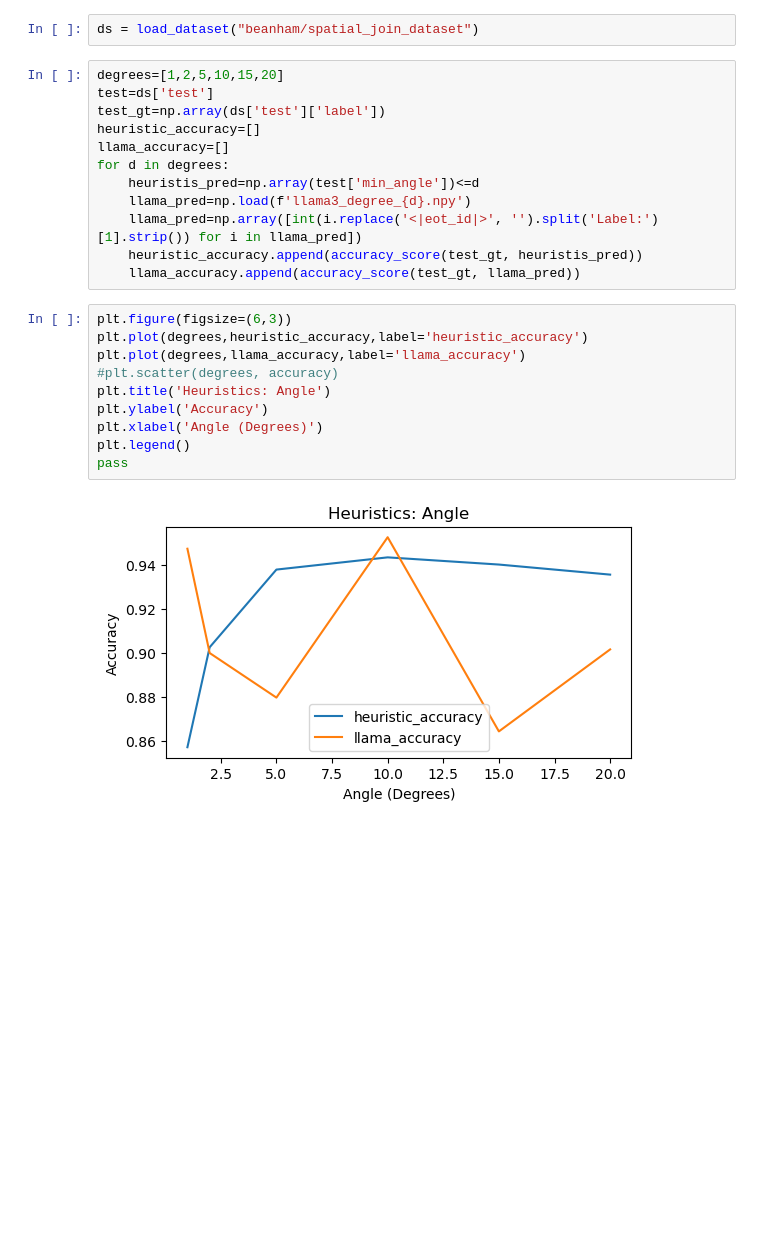
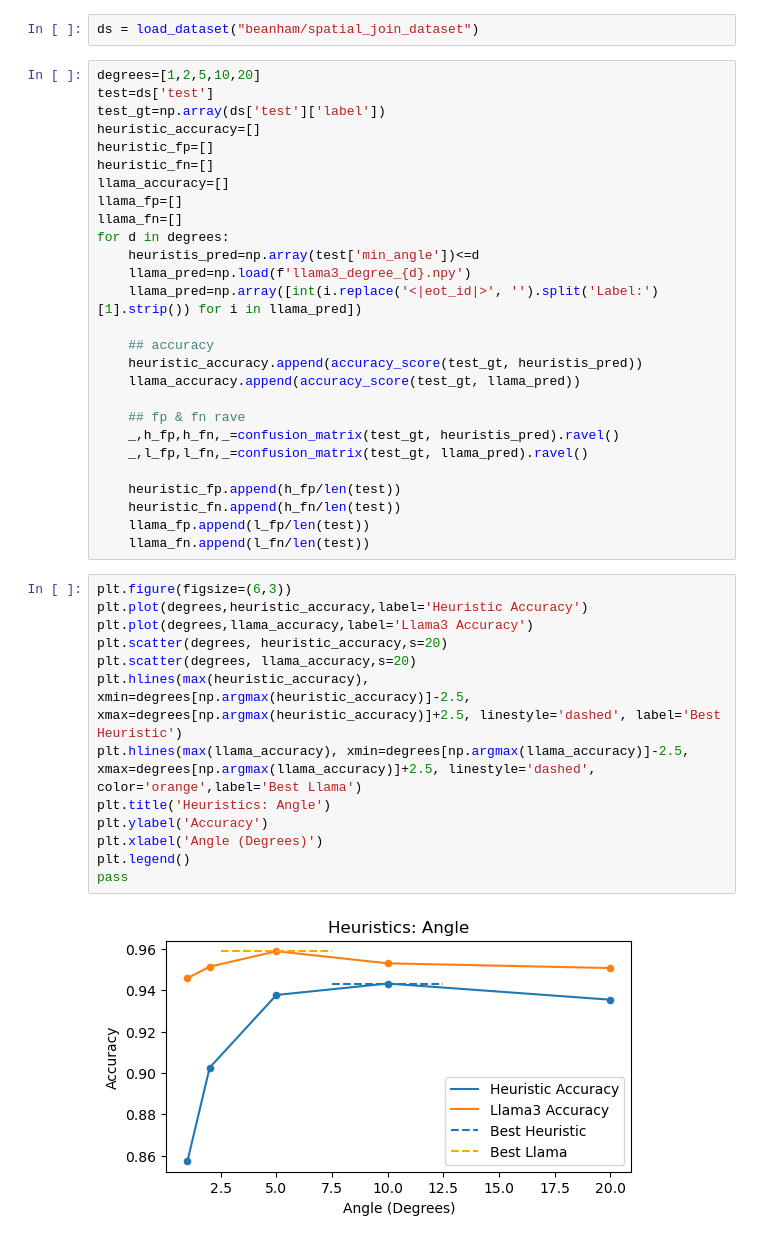
Before and after one commit to BeanHam/2024-spatial-data-integration, a Jupyter notebook: inference_results/results_visualization.ipynb, the cells around one changed output. Saved outputs shown, nothing was run; the diff lists cells and outputs as text; blank space fills up the shorter version.

Commit message:
updated results visualization

```diff
--- a/inference_results/results_visualization.ipynb
+++ b/inference_results/results_visualization.ipynb
@@ -7,26 +7,44 @@ from sklearn.metrics import accuracy_score, precision_score, recall_score, f1_sc
 # %%
 ds = load_dataset("beanham/spatial_join_dataset")
 # %%
-degrees=[1,2,5,10,15,20]
+degrees=[1,2,5,10,20]
 test=ds['test']
 test_gt=np.array(ds['test']['label'])
 heuristic_accuracy=[]
+heuristic_fp=[]
+heuristic_fn=[]
 llama_accuracy=[]
+llama_fp=[]
+llama_fn=[]
 for d in degrees:
     heuristis_pred=np.array(test['min_angle'])<=d
     llama_pred=np.load(f'llama3_degree_{d}.npy')
     llama_pred=np.array([int(i.replace('<|eot_id|>', '').split('Label:')[1].strip()) for i in llama_pred])
+
+    ## accuracy
     heuristic_accuracy.append(accuracy_score(test_gt, heuristis_pred))
     llama_accuracy.append(accuracy_score(test_gt, llama_pred))
+
+    ## fp & fn rave
+    _,h_fp,h_fn,_=confusion_matrix(test_gt, heuristis_pred).ravel()
+    _,l_fp,l_fn,_=confusion_matrix(test_gt, llama_pred).ravel()
+
+    heuristic_fp.append(h_fp/len(test))
+    heuristic_fn.append(h_fn/len(test))
+    llama_fp.append(l_fp/len(test))
+    llama_fn.append(l_fn/len(test))
 # %%
 plt.figure(figsize=(6,3))
-plt.plot(degrees,heuristic_accuracy,label='heuristic_accuracy')
-plt.plot(degrees,llama_accuracy,label='llama_accuracy')
-#plt.scatter(degrees, accuracy)
+plt.plot(degrees,heuristic_accuracy,label='Heuristic Accuracy')
+plt.plot(degrees,llama_accuracy,label='Llama3 Accuracy')
+plt.scatter(degrees, heuristic_accuracy,s=20)
+plt.scatter(degrees, llama_accuracy,s=20)
+plt.hlines(max(heuristic_accuracy), xmin=degrees[np.argmax(heuristic_accuracy)]-2.5, xmax=degrees[np.argmax(heuristic_accuracy)]+2.5, linestyle='dashed', label='Best Heuristic')
+plt.hlines(max(llama_accuracy), xmin=degrees[np.argmax(llama_accuracy)]-2.5, xmax=degrees[np.argmax(llama_accuracy)]+2.5, linestyle='dashed', color='orange',label='Best Llama')
 plt.title('Heuristics: Angle')
 plt.ylabel('Accuracy')
 plt.xlabel('Angle (Degrees)')
 plt.legend()
 pass
 # %% [output]
-[figure, old version]
+[figure, new version]
```
Also changed, not shown: parts of 4 cells of this notebook.
